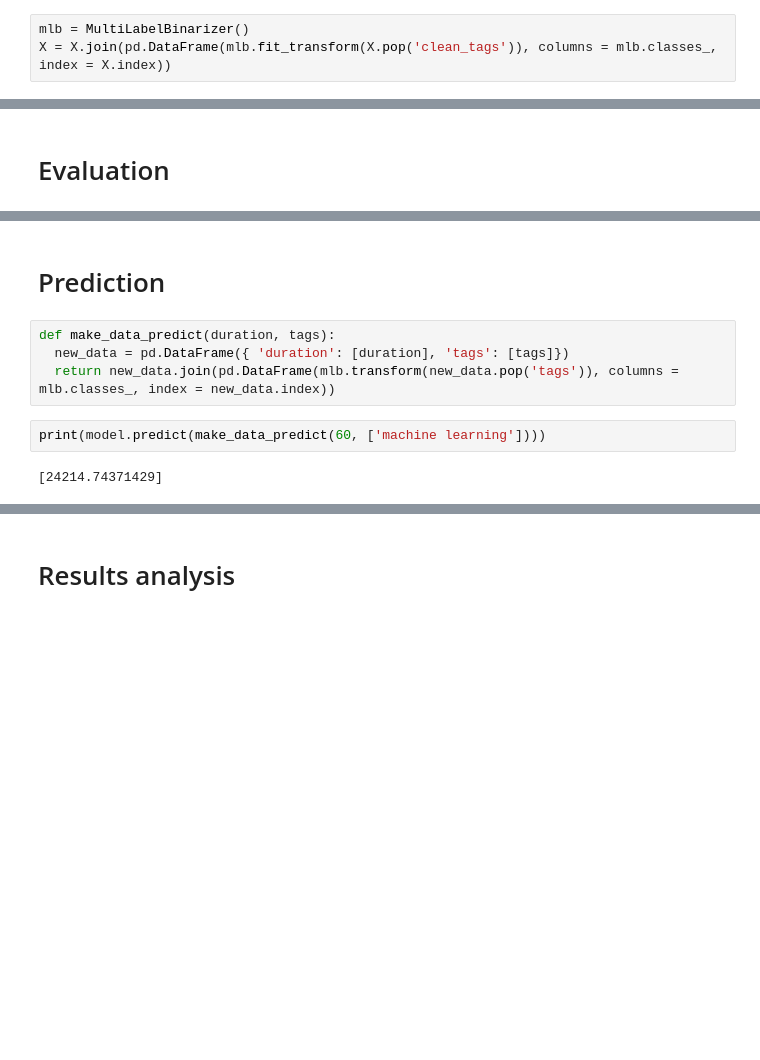
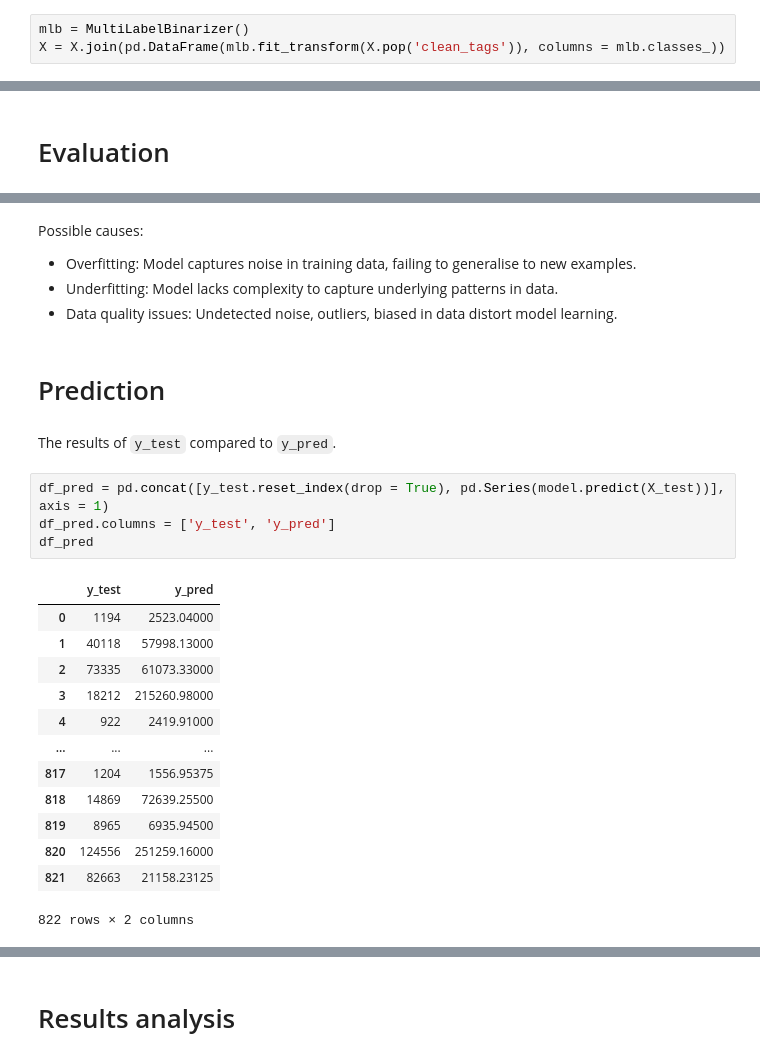
Before and after one commit to Mr-Phuong-Nam/Analyzing-about-top-tech-channels-on-Youtube, a Jupyter notebook: notebooks/4.0-data-modelling.ipynb, the cells around one changed output, grey strips where cells are left out. Drawn from its saved outputs; the diff is of its cells as text; blank space fills up the shorter version.

```diff
--- a/notebooks/4.0-data-modelling.ipynb
+++ b/notebooks/4.0-data-modelling.ipynb
@@ -85,5 +90,5 @@ X = df_process[['duration', 'clean_tags']]
 y = df_process['view_count']
 # %%
 mlb = MultiLabelBinarizer()
-X = X.join(pd.DataFrame(mlb.fit_transform(X.pop('clean_tags')), columns = mlb.classes_, index = X.index))
+X = X.join(pd.DataFrame(mlb.fit_transform(X.pop('clean_tags')), columns = mlb.classes_))
 # %%
@@ -157,10 +167,27 @@ Root Mean Squared Error (MSE): 264290.4810403375
+# %% [markdown]
+Possible causes:
+- Overfitting: Model captures noise in training data, failing to generalise to new examples.
+- Underfitting: Model lacks complexity to capture underlying patterns in data.
+- Data quality issues: Undetected noise, outliers, biased in data distort model learning.
 # %% [markdown]
 # Prediction
-# %%
-def make_data_predict(duration, tags):
-  new_data = pd.DataFrame({ 'duration': [duration], 'tags': [tags]})
-  return new_data.join(pd.DataFrame(mlb.transform(new_data.pop('tags')), columns = mlb.classes_, index = new_data.index))
-# %%
-print(model.predict(make_data_predict(60, ['machine learning'])))
-# %% [output]
-[24214.74371429]
+# %% [markdown]
+The results of `y_test` compared to `y_pred`.
+# %%
+df_pred = pd.concat([y_test.reset_index(drop = True), pd.Series(model.predict(X_test))], axis = 1)
+df_pred.columns = ['y_test', 'y_pred']
+df_pred
+# %% [output]
+|  | y_test | y_pred |
+| 0 | 1194 | 2523.04000 |
+| 1 | 40118 | 57998.13000 |
+| 2 | 73335 | 61073.33000 |
+| 3 | 18212 | 215260.98000 |
+| 4 | 922 | 2419.91000 |
+| ... | ... | ... |
+| 817 | 1204 | 1556.95375 |
+| 818 | 14869 | 72639.25500 |
+| 819 | 8965 | 6935.94500 |
+| 820 | 124556 | 251259.16000 |
+| 821 | 82663 | 21158.23125 |
+822 rows × 2 columns
```
Also changed, not shown: parts of 26 cells of this notebook, 3 other files.
